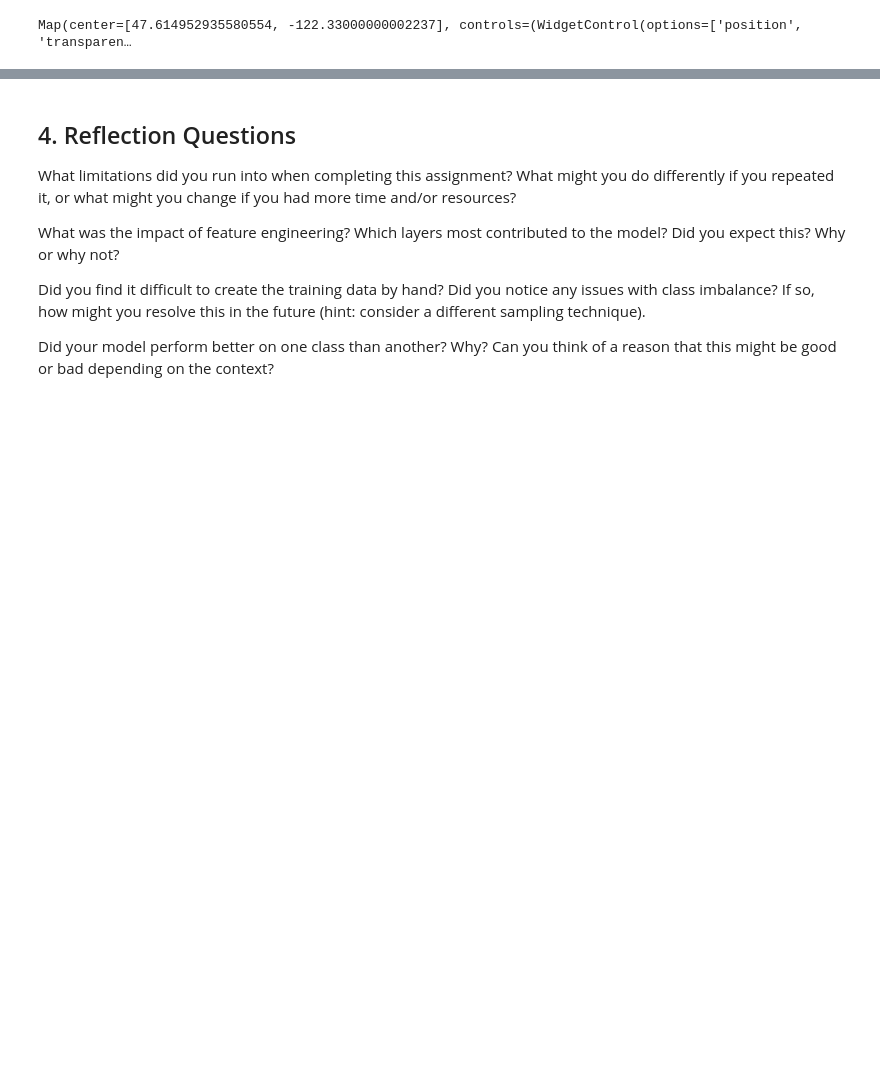
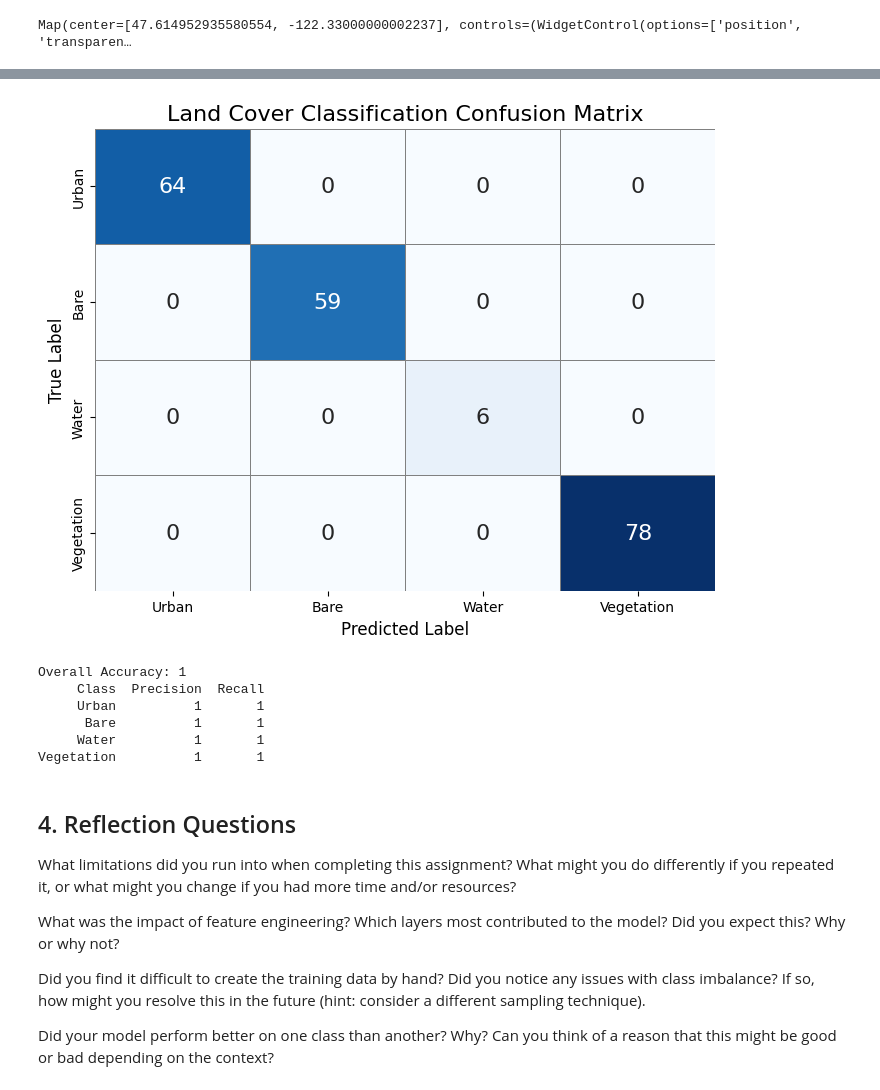
Before and after one commit to junyi2022/musa-650-remote-sensing, a Jupyter notebook: assignments/MUSA 6500 Assignment 3.ipynb, the cells around one changed output, grey strips where cells are left out. Drawn from its saved outputs; the diff is of its cells as text; code cells hidden in the pictures; blank space fills up the shorter version.

```diff
--- a/assignments/MUSA 6500 Assignment 3.ipynb
+++ b/assignments/MUSA 6500 Assignment 3.ipynb
@@ -596,3 +595,48 @@ Overall Accuracy: 0.9903381642512077
       Bare     0.9831  1.0000
      Water     1.0000  1.0000
 Vegetation     0.9872  0.9872
+# %%
+# Evaluation metrics for the refined model 2
+conf_matrix_m2 = model2_refined.confusionMatrix().getInfo()
+conf_matrix_m2 = np.array(conf_matrix_m2)
+
+labels = ['Urban', 'Bare', 'Water', 'Vegetation']
+conf_matrix_m2_df = pd.DataFrame(conf_matrix_m2, index = labels, columns = labels)
+
+# Plot the heatmap
+plt.figure(figsize = (8, 6))
+sns.heatmap(conf_matrix_m2_df, annot = True, fmt = 'd', cmap = 'Blues', cbar = False, annot_kws = {"size": 16}, linewidths = 0.5, linecolor = 'gray')
+plt.title("Land Cover Classification Confusion Matrix", fontsize = 16)
+plt.ylabel('True Label', fontsize = 12)
+plt.xlabel('Predicted Label', fontsize = 12)
+plt.show()
+
+confusion_matrix_m2 = model2_refined.confusionMatrix()
+
+overall_acc = confusion_matrix_m2.accuracy()
+precision = confusion_matrix_m2.producersAccuracy()
+recall = confusion_matrix_m2.consumersAccuracy()
+
+# Convert results for better visualization
+precision_values = precision.getInfo()
+recall_values = recall.getInfo()
+
+df_results = pd.DataFrame({
+    "Class": labels,
+    "Precision": [round(p[0], 4) for p in precision_values],
+    "Recall": [round(r, 4) for r in recall_values[0]]
+})
+
+# Print overall accuracy
+print("Overall Accuracy:", overall_acc.getInfo())
+
+# Display the table
+print(df_results.to_string(index=False))
+# %% [output]
+[figure, added]
+Overall Accuracy: 1
+     Class  Precision  Recall
+     Urban          1       1
+      Bare          1       1
+     Water          1       1
+Vegetation          1       1
```
Also changed, not shown: parts of 2 cells of this notebook.
